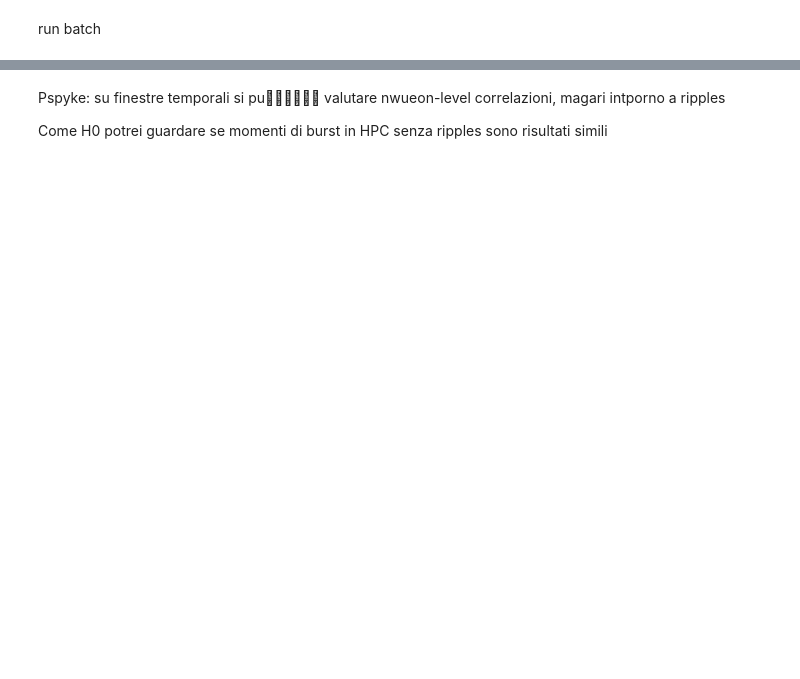
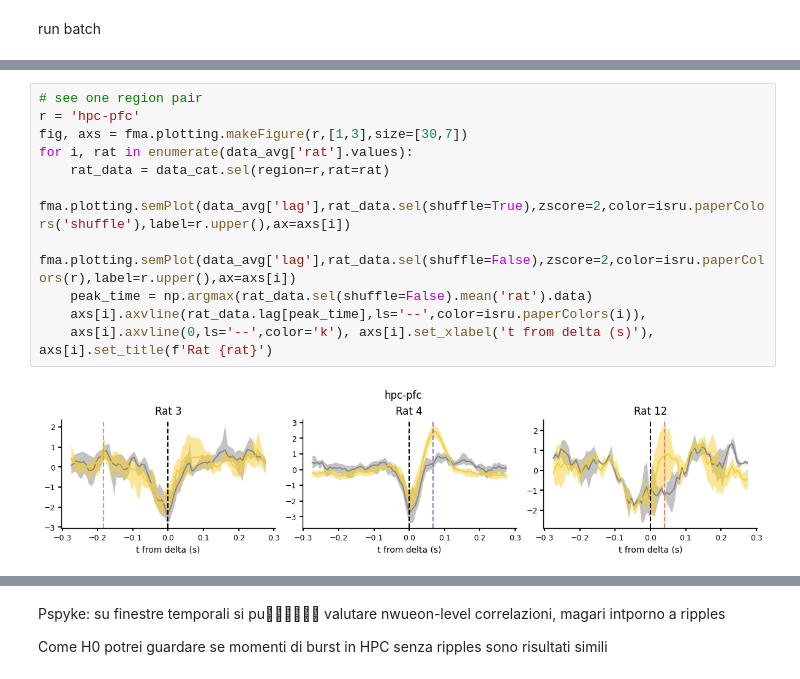
Before and after one commit to pietro-bozzo/NRCode, a Jupyter notebook: Python/ISRRippleCorr.ipynb, the cells around one changed output, grey strips where cells are left out. Drawn from its saved outputs; the diff is of its cells as text; blank space fills up the shorter version.

```diff
--- a/Python/ISRRippleCorr.ipynb
+++ b/Python/ISRRippleCorr.ipynb
@@ -240,0 +237,13 @@ for i, r in enumerate(data_cat['region'].values):
+# %%
+# see one region pair
+r = 'hpc-pfc'
+fig, axs = fma.plotting.makeFigure(r,[1,3],size=[30,7])
+for i, rat in enumerate(data_avg['rat'].values):
+    rat_data = data_cat.sel(region=r,rat=rat)
+    fma.plotting.semPlot(data_avg['lag'],rat_data.sel(shuffle=True),zscore=2,color=isru.paperColors('shuffle'),label=r.upper(),ax=axs[i])
+    fma.plotting.semPlot(data_avg['lag'],rat_data.sel(shuffle=False),zscore=2,color=isru.paperColors(r),label=r.upper(),ax=axs[i])
+    peak_time = np.argmax(rat_data.sel(shuffle=False).mean('rat').data)
+    axs[i].axvline(rat_data.lag[peak_time],ls='--',color=isru.paperColors(i)),
+    axs[i].axvline(0,ls='--',color='k'), axs[i].set_xlabel('t from delta (s)'), axs[i].set_title(f'Rat {rat}')
+# %% [output]
+[figure, added]
```
Also changed, not shown: parts of 16 cells of this notebook, 8 other files.
